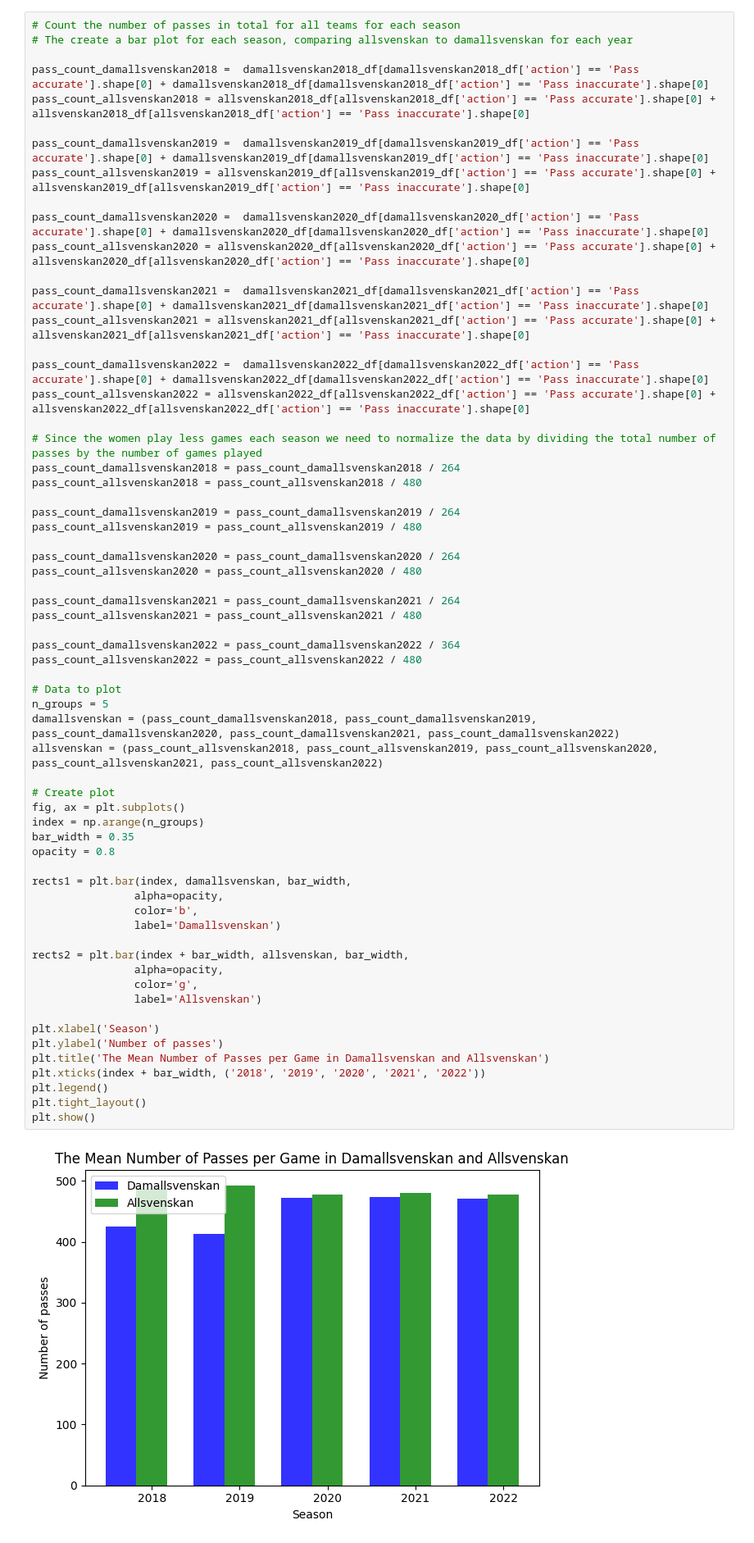
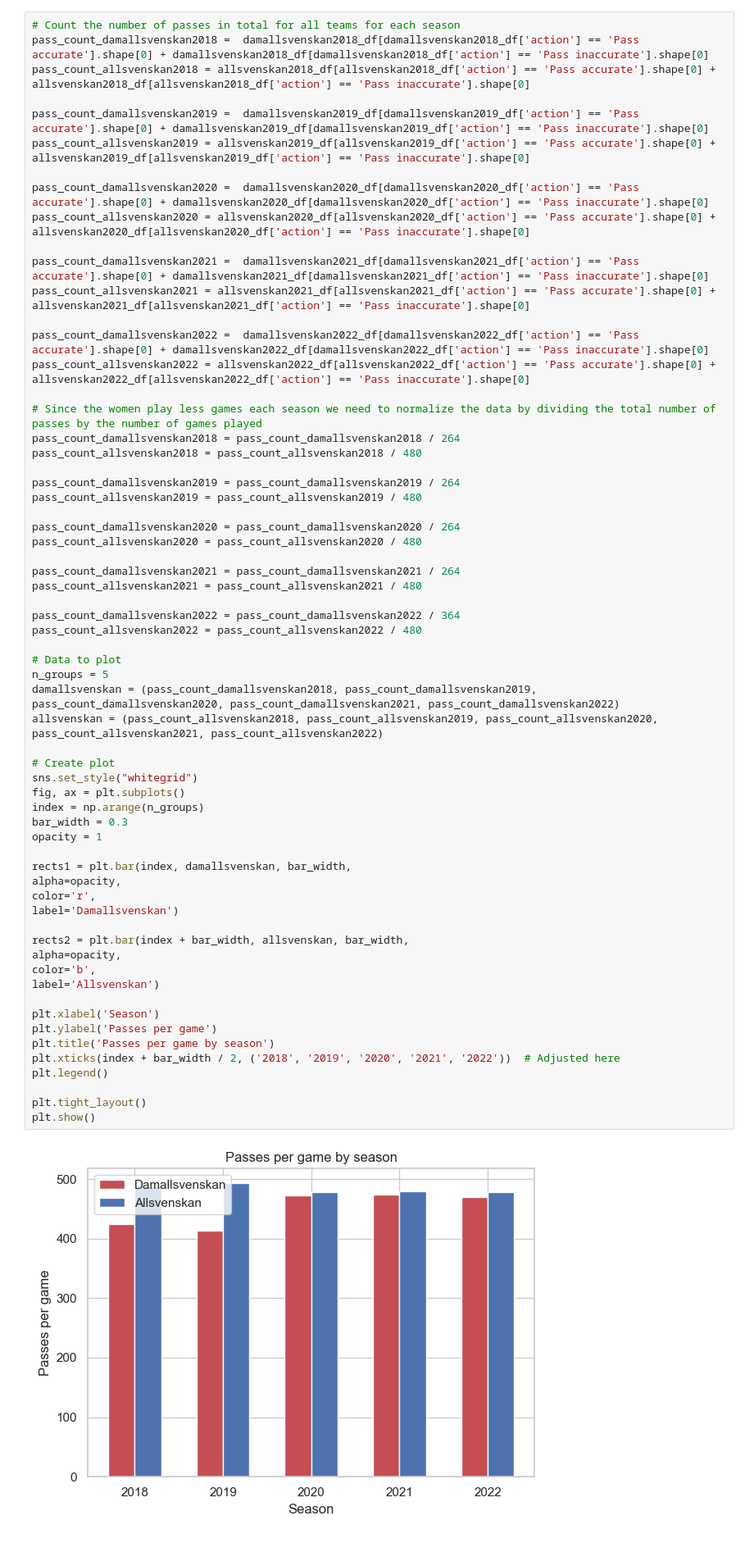
Before and after one commit to G4din/Examensarbete-PlaymakerAI, a Jupyter notebook: simple_stats.ipynb, the cells around one changed output. Shown at 82% size. Drawn from its saved outputs; the diff is of its cells as text.

```diff
--- a/simple_stats.ipynb
+++ b/simple_stats.ipynb
@@ -26,7 +29,5 @@ allsvenskan2022_df = pd.read_csv('csv/allsvenskan2022.csv')
 # %%
 # Count the number of passes in total for all teams for each season
-# The create a bar plot for each season, comparing allsvenskan to damallsvenskan for each year
-
 pass_count_damallsvenskan2018 =  damallsvenskan2018_df[damallsvenskan2018_df['action'] == 'Pass accurate'].shape[0] + damallsvenskan2018_df[damallsvenskan2018_df['action'] == 'Pass inaccurate'].shape[0]
 pass_count_allsvenskan2018 = allsvenskan2018_df[allsvenskan2018_df['action'] == 'Pass accurate'].shape[0] + allsvenskan2018_df[allsvenskan2018_df['action'] == 'Pass inaccurate'].shape[0]
 
@@ -49,42 +50,44 @@ pass_count_allsvenskan2018 = pass_count_allsvenskan2018 / 480
 pass_count_damallsvenskan2019 = pass_count_damallsvenskan2019 / 264
 pass_count_allsvenskan2019 = pass_count_allsvenskan2019 / 480
 
 pass_count_damallsvenskan2020 = pass_count_damallsvenskan2020 / 264
 pass_count_allsvenskan2020 = pass_count_allsvenskan2020 / 480
 
 pass_count_damallsvenskan2021 = pass_count_damallsvenskan2021 / 264
 pass_count_allsvenskan2021 = pass_count_allsvenskan2021 / 480
 
 pass_count_damallsvenskan2022 = pass_count_damallsvenskan2022 / 364
 pass_count_allsvenskan2022 = pass_count_allsvenskan2022 / 480
 
 # Data to plot
 n_groups = 5
 damallsvenskan = (pass_count_damallsvenskan2018, pass_count_damallsvenskan2019, pass_count_damallsvenskan2020, pass_count_damallsvenskan2021, pass_count_damallsvenskan2022)
 allsvenskan = (pass_count_allsvenskan2018, pass_count_allsvenskan2019, pass_count_allsvenskan2020, pass_count_allsvenskan2021, pass_count_allsvenskan2022)
 
 # Create plot
+sns.set_style("whitegrid")
 fig, ax = plt.subplots()
 index = np.arange(n_groups)
-bar_width = 0.35
-opacity = 0.8
+bar_width = 0.3
+opacity = 1
 
 rects1 = plt.bar(index, damallsvenskan, bar_width,
-                alpha=opacity,
-                color='b',
-                label='Damallsvenskan')
+alpha=opacity,
+color='r',
+label='Damallsvenskan')
 
 rects2 = plt.bar(index + bar_width, allsvenskan, bar_width,
-                alpha=opacity,
-                color='g',
-                label='Allsvenskan')
+alpha=opacity,
+color='b',
+label='Allsvenskan')
 
 plt.xlabel('Season')
-plt.ylabel('Number of passes')
-plt.title('The Mean Number of Passes per Game in Damallsvenskan and Allsvenskan')
-plt.xticks(index + bar_width, ('2018', '2019', '2020', '2021', '2022'))
+plt.ylabel('Passes per game')
+plt.title('Passes per game by season')
+plt.xticks(index + bar_width / 2, ('2018', '2019', '2020', '2021', '2022'))  # Adjusted here
 plt.legend()
+
 plt.tight_layout()
 plt.show()
 # %% [output]
-[figure, old version]
+[figure, new version]
```
Also changed, not shown: parts of 7 cells of this notebook, 1 other file.
